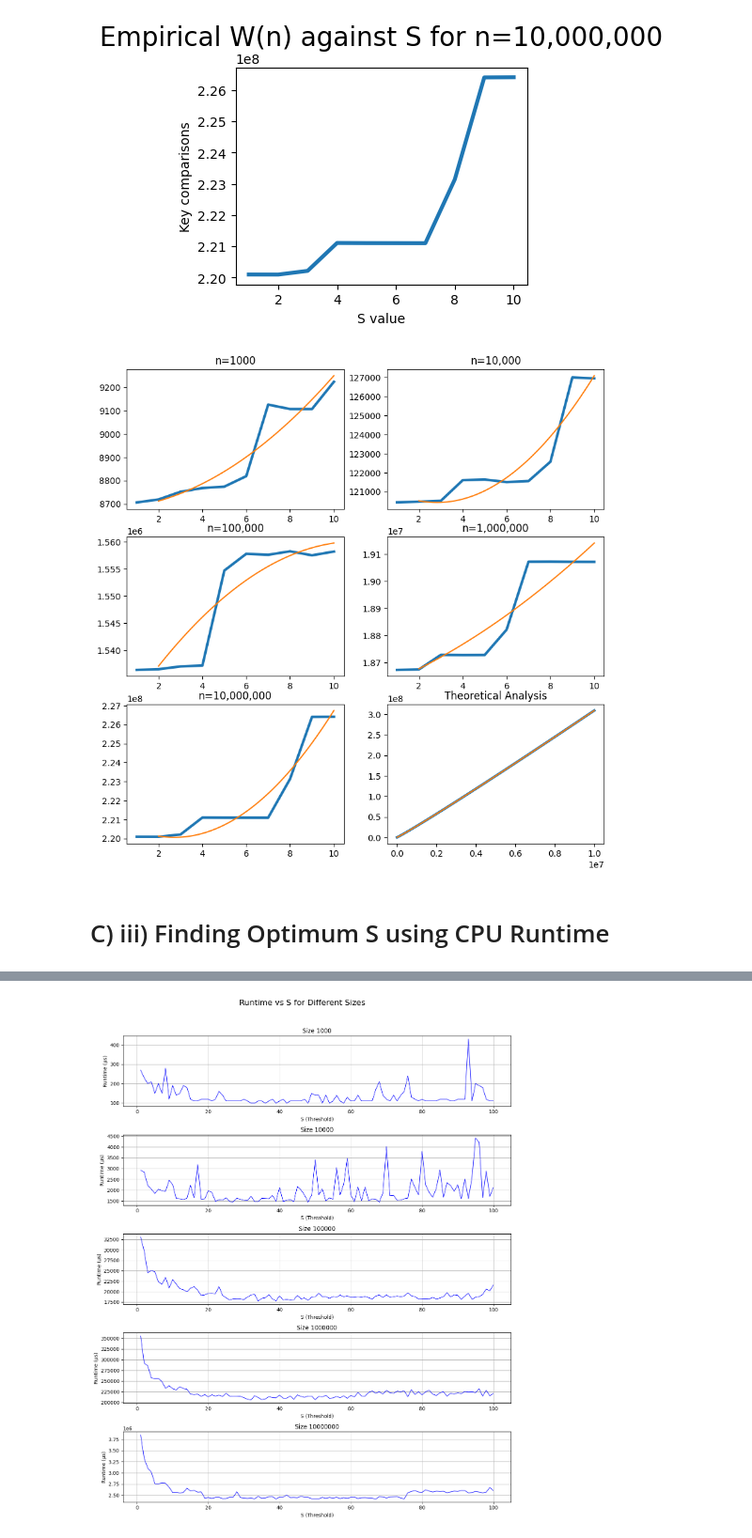
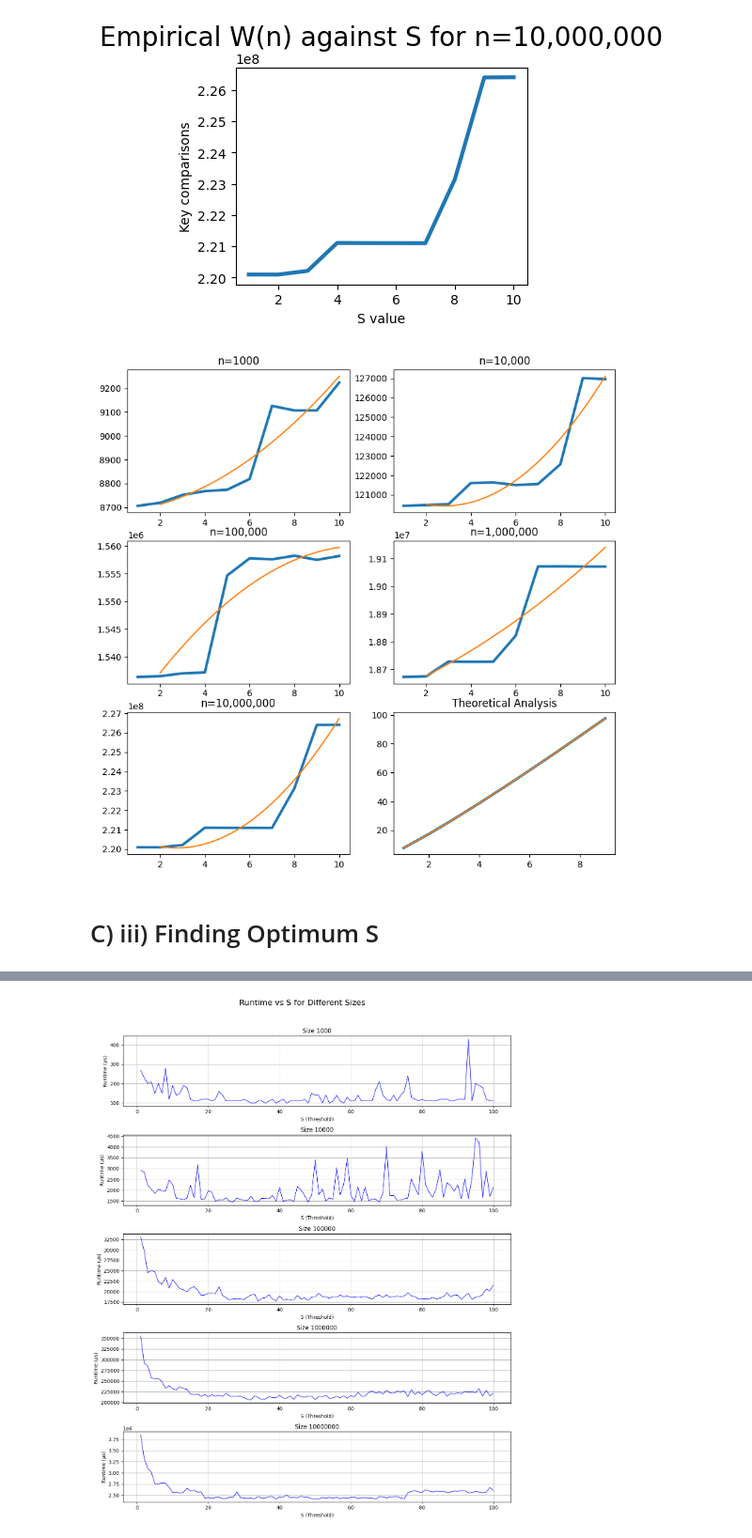
Before and after one commit to acmin1/SC2001Projects, a Jupyter notebook: lab1/lab1notebook.ipynb, the cells around one changed output, grey strips where cells are left out. Shown at 94% size. Saved outputs shown, nothing was run; the diff lists cells and outputs as text; code cells hidden in the pictures.

```diff
--- a/lab1/lab1notebook.ipynb
+++ b/lab1/lab1notebook.ipynb
@@ -293,7 +217,7 @@ f1miln = data3[:, 1]
 f10miln = data4[:, 1]
 
 
-theo_x=np.array(range(1,10000000))
+theo_x=np.array(range(1,10))
 theo_y=theo_x*11+theo_x*(np.log2(theo_x/10))
 
 
@@ -315,33 +239,33 @@ new_y6=poly6(new_x)
 
 f,axes = plt.subplots(3,2,figsize=(10,10))
 axes[0,0].plot(x,f1kn,linewidth=3)
 axes[0,0].plot(new_x, new_y1)
 axes[0, 0].set_title('n=1000')
 
 axes[0,1].plot(x,f10kn,linewidth=3)
 axes[0,1].plot(new_x, new_y2)
 axes[0, 1].set_title('n=10,000')
 
 axes[1,0].plot(x,f100kn,linewidth=3)
 axes[1,0].plot(new_x, new_y3)
 axes[1, 0].set_title('n=100,000')
 
 axes[1,1].plot(x,f1miln,linewidth=3)
 axes[1,1].plot(new_x, new_y4)
 axes[1, 1].set_title('n=1,000,000')
 
 axes[2,0].plot(x,f10miln,linewidth=3)
 axes[2,0].plot(new_x, new_y5)
 axes[2, 0].set_title('n=10,000,000')
 
 
 
 axes[2,1].plot(theo_x,theo_y,linewidth=3)
 axes[2,1].plot(theo_x, theo_y)
 axes[2, 1].set_title('Theoretical Analysis')
 
 plt.show()
 # %% [output]
-[figure, old version]
+[figure, new version]
 # %% [markdown]
-# C) iii) Finding Optimum S using CPU Runtime
+# C) iii) Finding Optimum S
```
Also changed, not shown: parts of 4 cells of this notebook, 2 other files.
